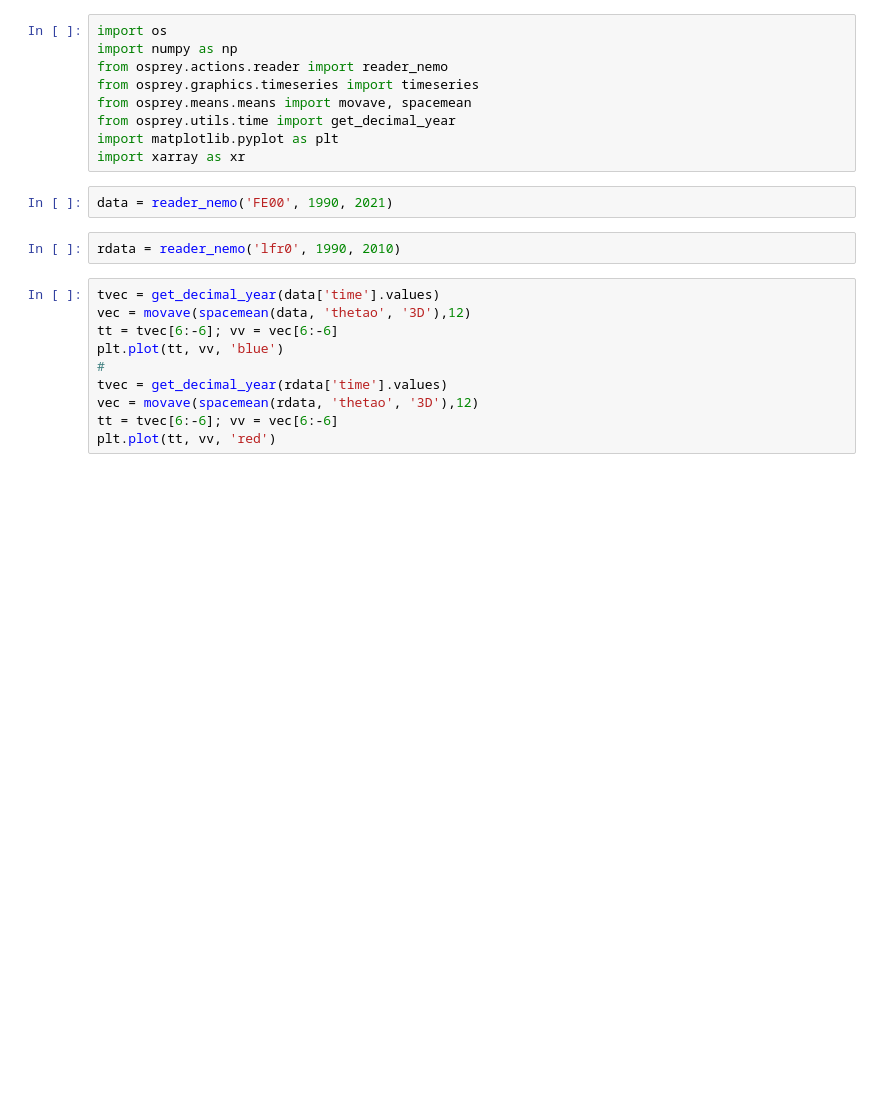
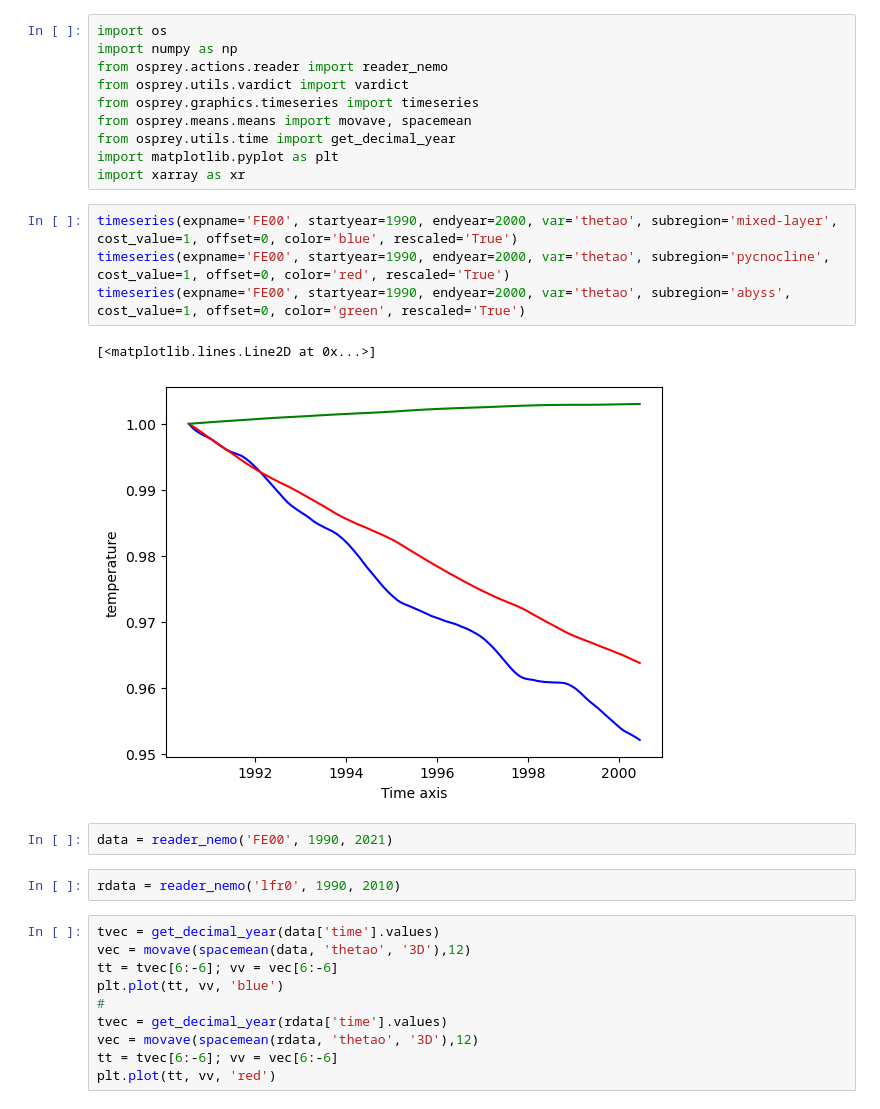
Before and after one commit to asozza/stece, a Jupyter notebook: osprey/notebooks/test_reader.ipynb, the cells around one changed output. Cells and saved outputs as stored; diff of their text form; blank space fills up the shorter version.

Commit message:
fix timeseries

```diff
--- a/osprey/notebooks/test_reader.ipynb
+++ b/osprey/notebooks/test_reader.ipynb
@@ -2,11 +2,19 @@
 import os
 import numpy as np
 from osprey.actions.reader import reader_nemo
+from osprey.utils.vardict import vardict
 from osprey.graphics.timeseries import timeseries
 from osprey.means.means import movave, spacemean
 from osprey.utils.time import get_decimal_year
 import matplotlib.pyplot as plt
 import xarray as xr
+# %%
+timeseries(expname='FE00', startyear=1990, endyear=2000, var='thetao', subregion='mixed-layer', cost_value=1, offset=0, color='blue', rescaled='True')
+timeseries(expname='FE00', startyear=1990, endyear=2000, var='thetao', subregion='pycnocline', cost_value=1, offset=0, color='red', rescaled='True')
+timeseries(expname='FE00', startyear=1990, endyear=2000, var='thetao', subregion='abyss', cost_value=1, offset=0, color='green', rescaled='True')
+# %% [output]
+[<matplotlib.lines.Line2D at 0x...>]
+[figure, added]
 # %%
 data = reader_nemo('FE00', 1990, 2021)
 # %%
```
Also changed, not shown: 4 other files.
